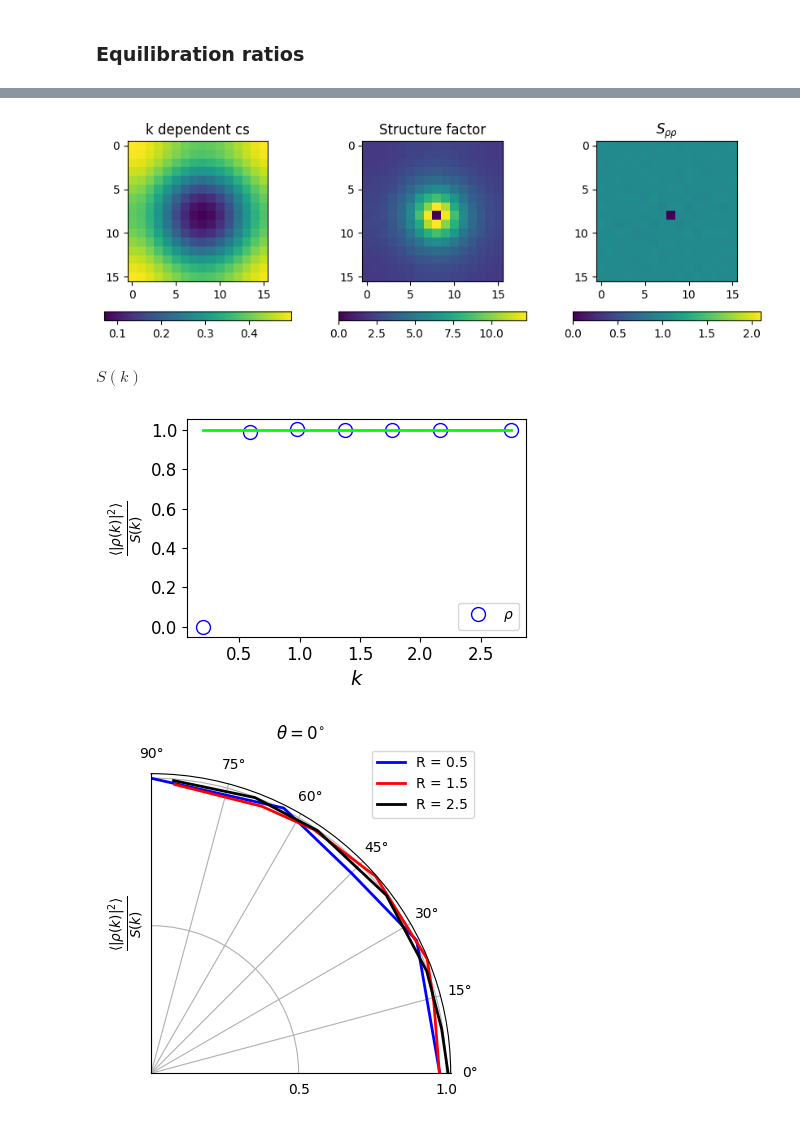
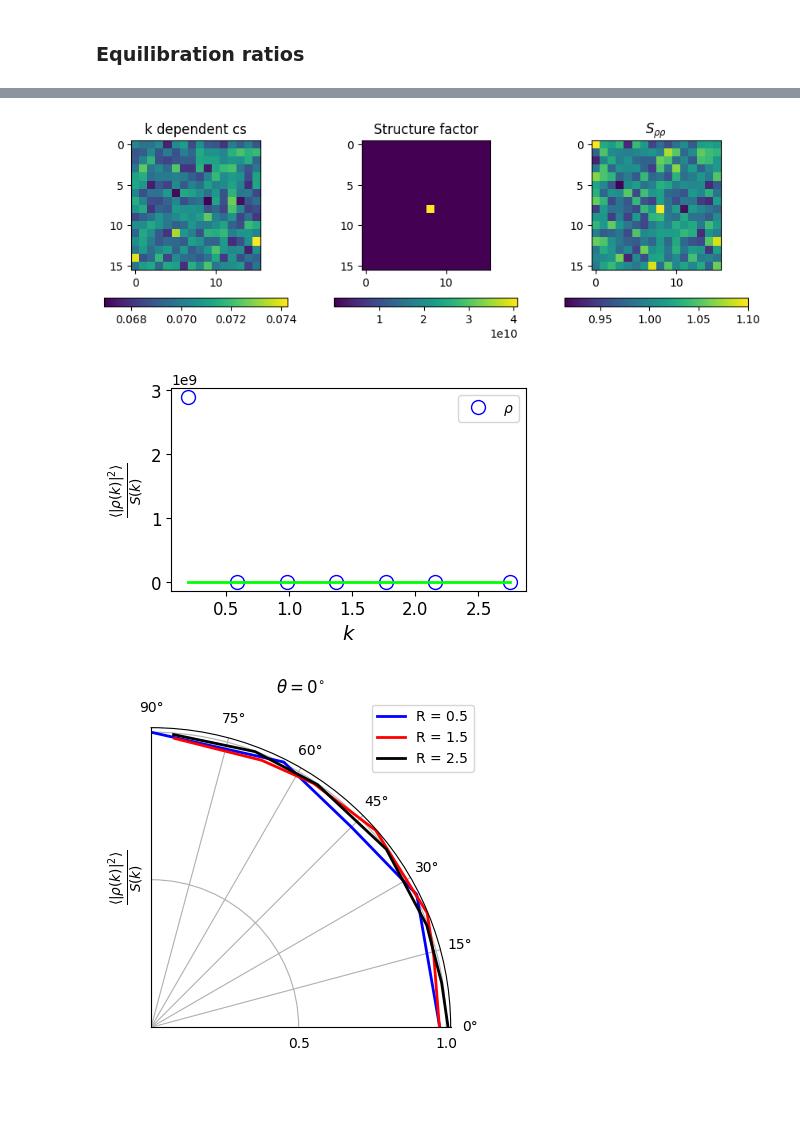
Before and after one commit to nkarthi95/LBMeX, a Jupyter notebook: src_lbm/gross_validation/gross_validation.ipynb, the cells around one changed output, grey strips where cells are left out. Saved outputs shown, nothing was run; the diff lists cells and outputs as text; code cells hidden in the pictures; blank space fills up the shorter version.

```diff
--- a/src_lbm/gross_validation/gross_validation.ipynb
+++ b/src_lbm/gross_validation/gross_validation.ipynb
@@ -572,7 +553,7 @@ start = 5
 ideal = 0
 binsize = L//2 - 1
 
-kappa = 0.08
+kappa = 0.0
 kbt = 1e-7
 u0 = 0
 cs2 = 1/3
@@ -867,36 +848,32 @@ yt : [INFO     ] 2024-08-02 15:02:18,758 Parameters: domain_right_edge         =
 # %%
 freqs = fft.fftshift(fft.fftfreq(L))
 # freqs = fft.fftfreq(L)
 kx, ky, kz = np.meshgrid(*tuple([2*np.pi*freqs for L in [L, L, L]]), indexing='ij')
 k = np.stack([kx, ky, kz], axis = -1)
 
 fig, axs = plt.subplots(1, 3, figsize = (9, 3))
 
 ax = axs[0]
 test = cs2k(rho_data, kx, ky, kz)
 im = ax.imshow(test[L//2])
 plt.colorbar(im, ax = ax, orientation = 'horizontal', shrink = 0.8)
 ax.set_title("k dependent cs")
 
 ax = axs[1]
 data = np.array(ad[('boxlib', 'struct_fact_rho_rho')]).reshape(L, L, L)
 im = ax.imshow(data[L//2])
 plt.colorbar(im, ax = ax, orientation = 'horizontal', shrink = 0.8)
 ax.set_title(r"Structure factor")
 
 ax = axs[2]
 to_plot = data*test
-im = ax.imshow(to_plot[L//2], vmax = 2.1)
+im = ax.imshow(to_plot[L//2], vmax = 1.1)
 plt.colorbar(im, ax = ax, orientation = 'horizontal', shrink = 0.8)
 ax.set_title(r"$S_{\rho \rho}$")
 
 fig.tight_layout()
 # %% [output]
-[figure, old version]
+[figure, new version]
-# %%
-G.diagonal()[0]
-# %% [output]
-$\displaystyle S{\left(k \right)}$
 # %%
 data = [np.array(ad[('boxlib', 'struct_fact_rho_rho')]).reshape(L, L, L)]
 
@@ -931,7 +908,7 @@ ax.legend()
 fig.tight_layout()
 fig.savefig("./rho_equilibration_ratio.svg")
 # %% [output]
-[figure, old version]
+[figure, new version]
 # %%
 sz = 4
 fig1, tax = plt.subplots(1, 1, figsize = (sz, sz), subplot_kw={'projection': 'polar'})
```
Also changed, not shown: parts of 3 cells of this notebook, 2 other files.
